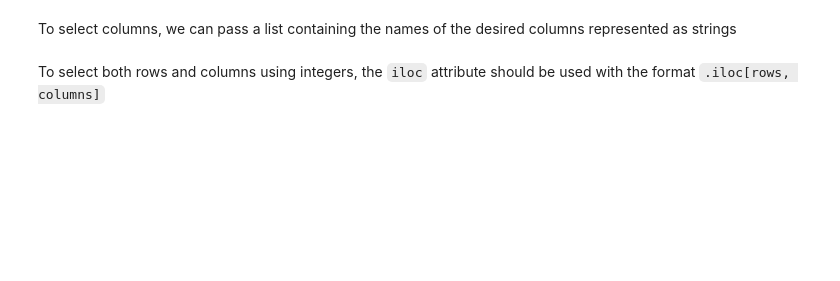
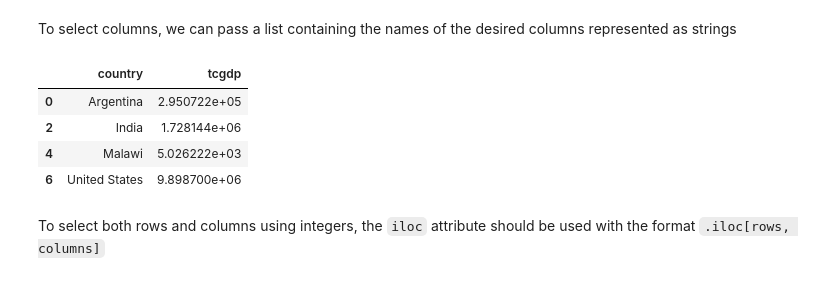
Before and after one commit to ghodsizadeh/teias_summer_python, a Jupyter notebook: Python/14-pandas.ipynb, the cells around one changed output. Cells and saved outputs as stored; diff of their text form; code cells hidden in the pictures; blank space fills up the shorter version.

```diff
--- a/Python/14-pandas.ipynb
+++ b/Python/14-pandas.ipynb
@@ -154,7 +280,13 @@ df[2:5]
 # %% [markdown]
 To select columns, we can pass a list containing the names of the desired columns represented as strings
 # %%
-df[['country', 'tcgdp']]
+df[['country', 'tcgdp']][::2]
+# %% [output]
+|  | country | tcgdp |
+| 0 | Argentina | 2.950722e+05 |
+| 2 | India | 1.728144e+06 |
+| 4 | Malawi | 5.026222e+03 |
+| 6 | United States | 9.898700e+06 |
 # %% [markdown]
 To select both rows and columns using integers, the `iloc` attribute should be used with the format `.iloc[rows, columns]`
 # %%
```
Also changed, not shown: parts of 35 cells of this notebook, 1 other file.
